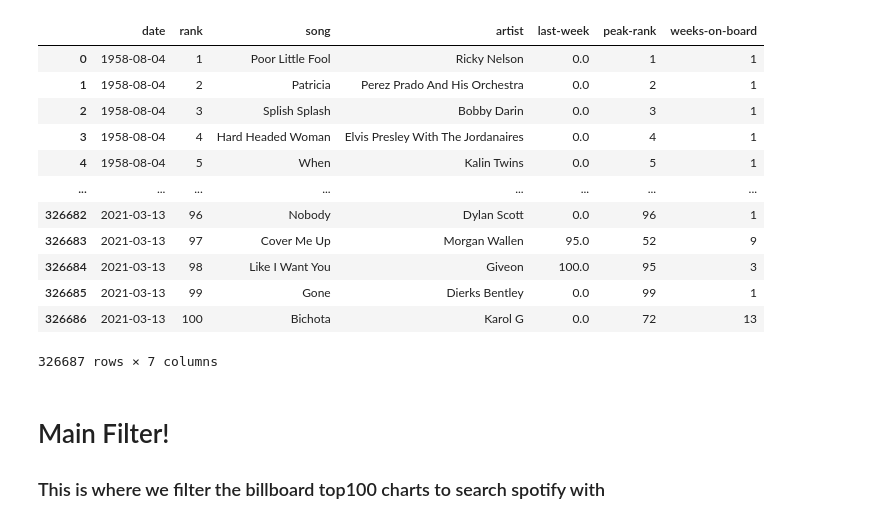
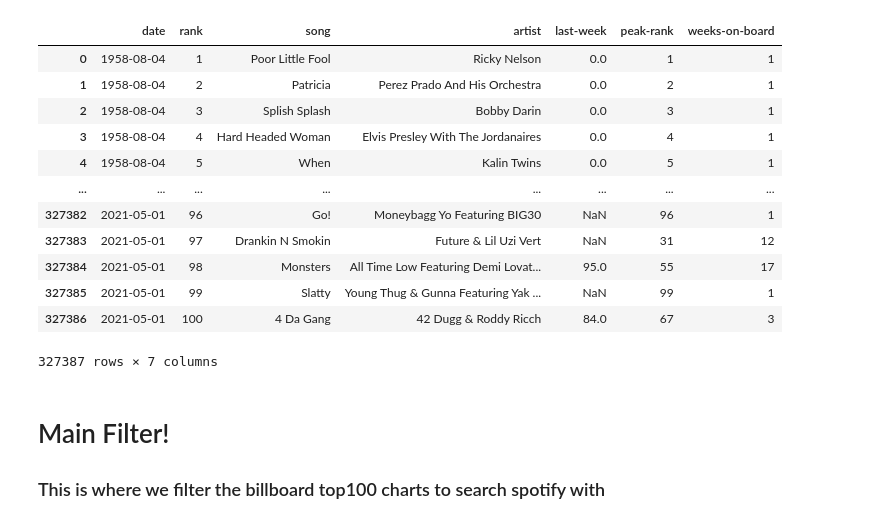
Before and after one commit to TaylorVellios/Spotify_and_the_Billboard_100, a Jupyter notebook: Spotify_and_Billboard.ipynb, the cells around one changed output. Saved outputs shown, nothing was run; the diff lists cells and outputs as text; code cells hidden in the pictures.

```diff
--- a/Spotify_and_Billboard.ipynb
+++ b/Spotify_and_Billboard.ipynb
@@ -13,21 +13,22 @@ sp = spotipy.Spotify(auth_manager=SpotifyClientCredentials(client_id=client_id,
 # %%
 billboard = 'Clean_Billboard.csv'
 billboard_df = pd.read_csv(billboard)
+billboard_df['date'] = pd.to_datetime(billboard_df['date'])
 billboard_df
 # %% [output]
 |  | date | rank | song | artist | last-week | peak-rank | weeks-on-board |
 | 0 | 1958-08-04 | 1 | Poor Little Fool | Ricky Nelson | 0.0 | 1 | 1 |
 | 1 | 1958-08-04 | 2 | Patricia | Perez Prado And His Orchestra | 0.0 | 2 | 1 |
 | 2 | 1958-08-04 | 3 | Splish Splash | Bobby Darin | 0.0 | 3 | 1 |
 | 3 | 1958-08-04 | 4 | Hard Headed Woman | Elvis Presley With The Jordanaires | 0.0 | 4 | 1 |
 | 4 | 1958-08-04 | 5 | When | Kalin Twins | 0.0 | 5 | 1 |
 | ... | ... | ... | ... | ... | ... | ... | ... |
-| 326682 | 2021-03-13 | 96 | Nobody | Dylan Scott | 0.0 | 96 | 1 |
-| 326683 | 2021-03-13 | 97 | Cover Me Up | Morgan Wallen | 95.0 | 52 | 9 |
-| 326684 | 2021-03-13 | 98 | Like I Want You | Giveon | 100.0 | 95 | 3 |
-| 326685 | 2021-03-13 | 99 | Gone | Dierks Bentley | 0.0 | 99 | 1 |
-| 326686 | 2021-03-13 | 100 | Bichota | Karol G | 0.0 | 72 | 13 |
+| 327382 | 2021-05-01 | 96 | Go! | Moneybagg Yo Featuring BIG30 | NaN | 96 | 1 |
+| 327383 | 2021-05-01 | 97 | Drankin N Smokin | Future & Lil Uzi Vert | NaN | 31 | 12 |
+| 327384 | 2021-05-01 | 98 | Monsters | All Time Low Featuring Demi Lovat... | 95.0 | 55 | 17 |
+| 327385 | 2021-05-01 | 99 | Slatty | Young Thug & Gunna Featuring Yak ... | NaN | 99 | 1 |
+| 327386 | 2021-05-01 | 100 | 4 Da Gang | 42 Dugg & Roddy Ricch | 84.0 | 67 | 3 |
-326687 rows × 7 columns
+327387 rows × 7 columns
 # %% [markdown]
 # Main Filter!
 ### This is where we filter the billboard top100 charts to search spotify with
```
Also changed, not shown: parts of 39 cells of this notebook.
